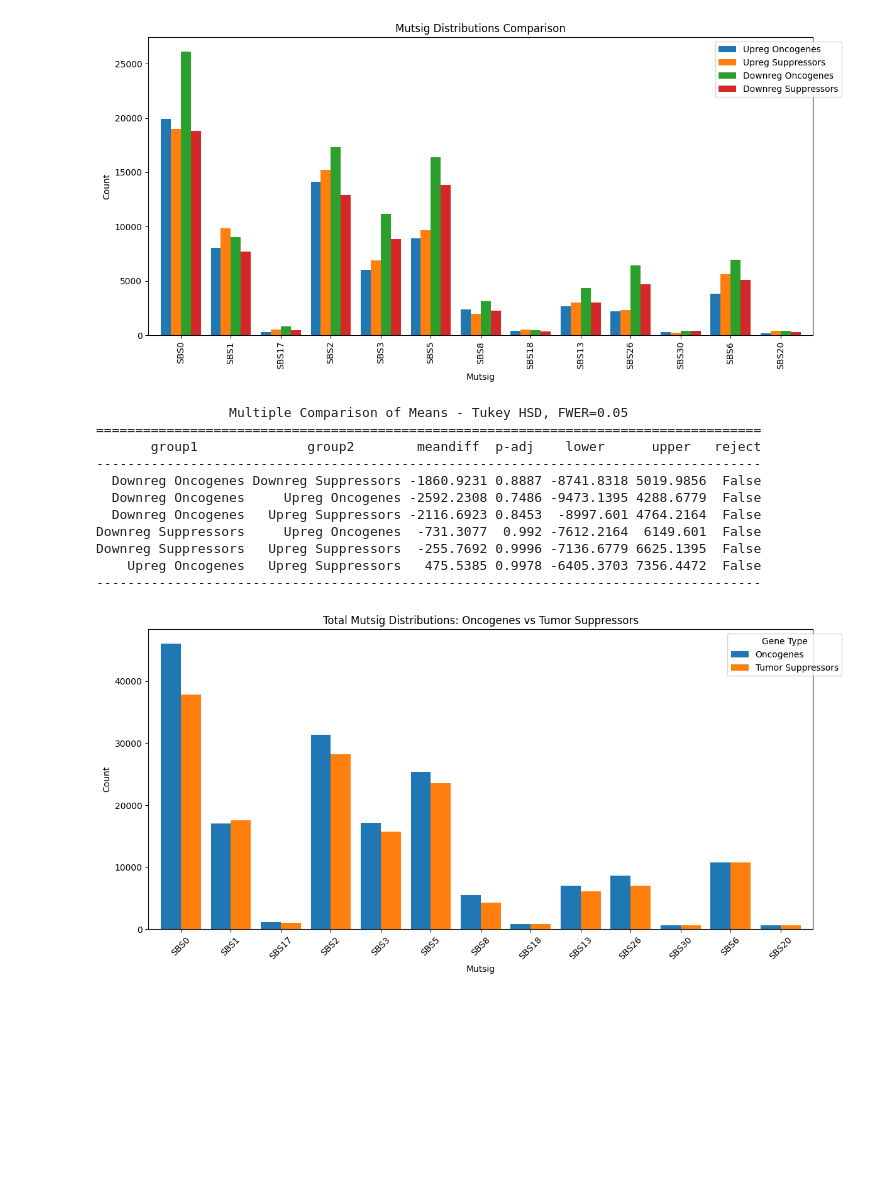
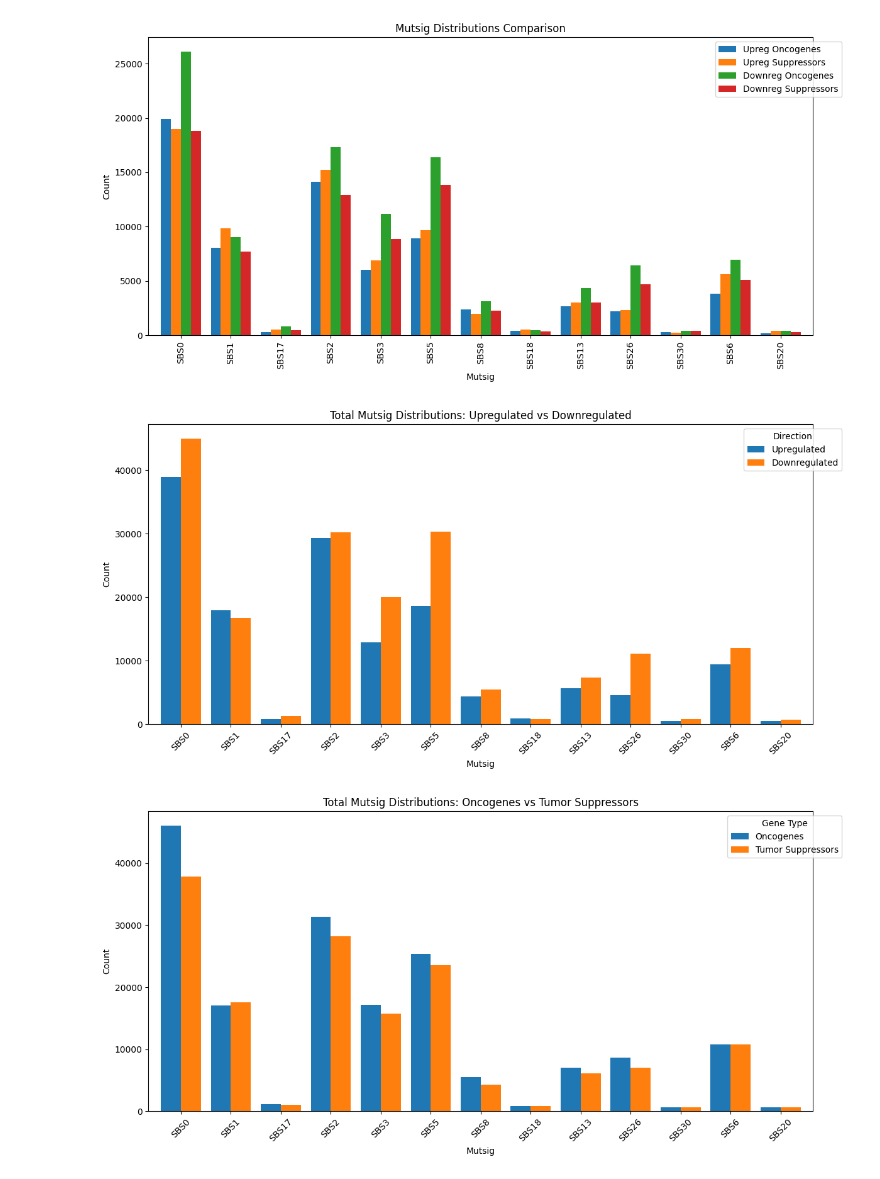
Before and after one commit to TasbasMN/mirscribe-results, a Jupyter notebook: wallahi_im_finished.ipynb, the cells around one changed output. Drawn from its saved outputs; the diff is of its cells as text; code cells hidden in the pictures; blank space fills up the shorter version.

```diff
--- a/wallahi_im_finished.ipynb
+++ b/wallahi_im_finished.ipynb
@@ -69,26 +69,29 @@ plt.tight_layout()
 plt.show()
 # %% [output]
 [figure]
-# %%
-# Post-hoc test using Tukey's test
-from statsmodels.stats.multicomp import pairwise_tukeyhsd
-
-# Reshape for Tukey
-melted_df = plot_df.reset_index().melt(id_vars='mutsig', var_name='Category', value_name='Count')
-tukey_results = pairwise_tukeyhsd(melted_df['Count'], melted_df['Category'])
-print(tukey_results)
-# %% [output]
-                 Multiple Comparison of Means - Tukey HSD, FWER=0.05
-=====================================================================================
-       group1              group2        meandiff  p-adj    lower      upper   reject
--------------------------------------------------------------------------------------
-  Downreg Oncogenes Downreg Suppressors -1860.9231 0.8887 -8741.8318 5019.9856  False
-  Downreg Oncogenes     Upreg Oncogenes -2592.2308 0.7486 -9473.1395 4288.6779  False
-  Downreg Oncogenes   Upreg Suppressors -2116.6923 0.8453  -8997.601 4764.2164  False
-Downreg Suppressors     Upreg Oncogenes  -731.3077  0.992 -7612.2164  6149.601  False
-Downreg Suppressors   Upreg Suppressors  -255.7692 0.9996 -7136.6779 6625.1395  False
-    Upreg Oncogenes   Upreg Suppressors   475.5385 0.9978 -6405.3703 7356.4472  False
--------------------------------------------------------------------------------------
+# %%
+total_upreg = up_onc_dist.add(up_tsupp_dist, fill_value=0)
+total_downreg = down_onc_dist.add(down_tsupp_dist, fill_value=0)
+
+# Create a summary DataFrame
+updown_df = pd.DataFrame({
+
+    'Upregulated': total_upreg,
+    'Downregulated': total_downreg
+})
+
+
+# Plot
+ax = updown_df.plot(kind='bar', width=0.8, figsize=(12,6))
+plt.xlabel('Mutsig')
+plt.ylabel('Count')
+plt.title('Total Mutsig Distributions: Upregulated vs Downregulated')
+plt.xticks(rotation=45)  # Rotate x-axis labels for better readability
+plt.legend(title='Direction', bbox_to_anchor=(1.05, 1))
+plt.tight_layout()
+plt.show()
+# %% [output]
+[figure, added]
 # %%
 total_onc = up_onc_dist.add(down_onc_dist, fill_value=0)
 total_tsupp = up_tsupp_dist.add(down_tsupp_dist, fill_value=0)
```
Also changed, not shown: parts of 7 cells of this notebook, 1 other file.
